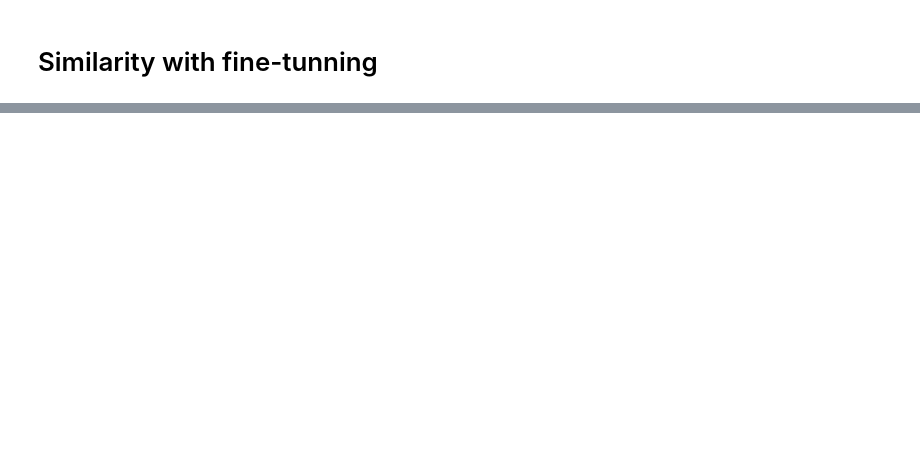
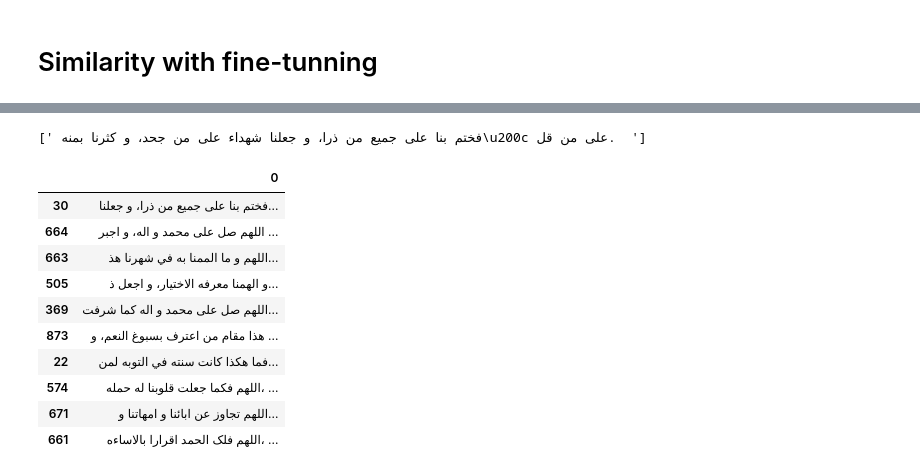
Before and after one commit to pam-lab/JupyterFiles, a Jupyter notebook: Similarity_BERT.ipynb, the cells around one changed output, grey strips where cells are left out. Saved outputs shown, nothing was run; the diff lists cells and outputs as text; code cells hidden in the pictures; blank space fills up the shorter version.

```diff
--- a/Similarity_BERT.ipynb
+++ b/Similarity_BERT.ipynb
@@ -348,0 +435,23 @@ verse_complete.iloc[most_similar]
+# %%
+mean_embedding = get_mean_embedding(model,list(sahife_complete_dict_nrmlz))
+compare_to = 30
+
+most_similar=get_most_similar(mean_embedding, compare_to)
+
+verse_complete=pd.DataFrame(sahife_complete_dict_nrmlz)
+print(verse_complete.iloc[compare_to].values)
+
+verse_complete.iloc[most_similar]
+# %% [output]
+[' فختم بنا علی جمیع من ذرا، و جعلنا شهداء علی من جحد، و کثرنا بمنه\u200c علی من قل.  ']
+|  | 0 |
+| 30 | فختم بنا علی جمیع من ذرا، و جعلنا... |
+| 664 | اللهم صل علی محمد و اله‌، و اجبر ... |
+| 663 | اللهم و ما الممنا به‌ في شهرنا هذ... |
+| 505 | و الهمنا معرفه الاختیار، و اجعل ذ... |
+| 369 | اللهم صل علی محمد و اله‌ کما شرفت... |
+| 873 | هذا مقام من اعترف بسبوغ النعم، و ... |
+| 22 | فما هکذا کانت سنته‌ في التوبه لمن... |
+| 574 | اللهم فکما جعلت قلوبنا له‌ حمله، ... |
+| 671 | اللهم تجاوز عن ابائنا و امهاتنا و... |
+| 661 | اللهم فلک الحمد اقرارا بالاساءه، ... |
```
Also changed, not shown: parts of 11 cells of this notebook.
